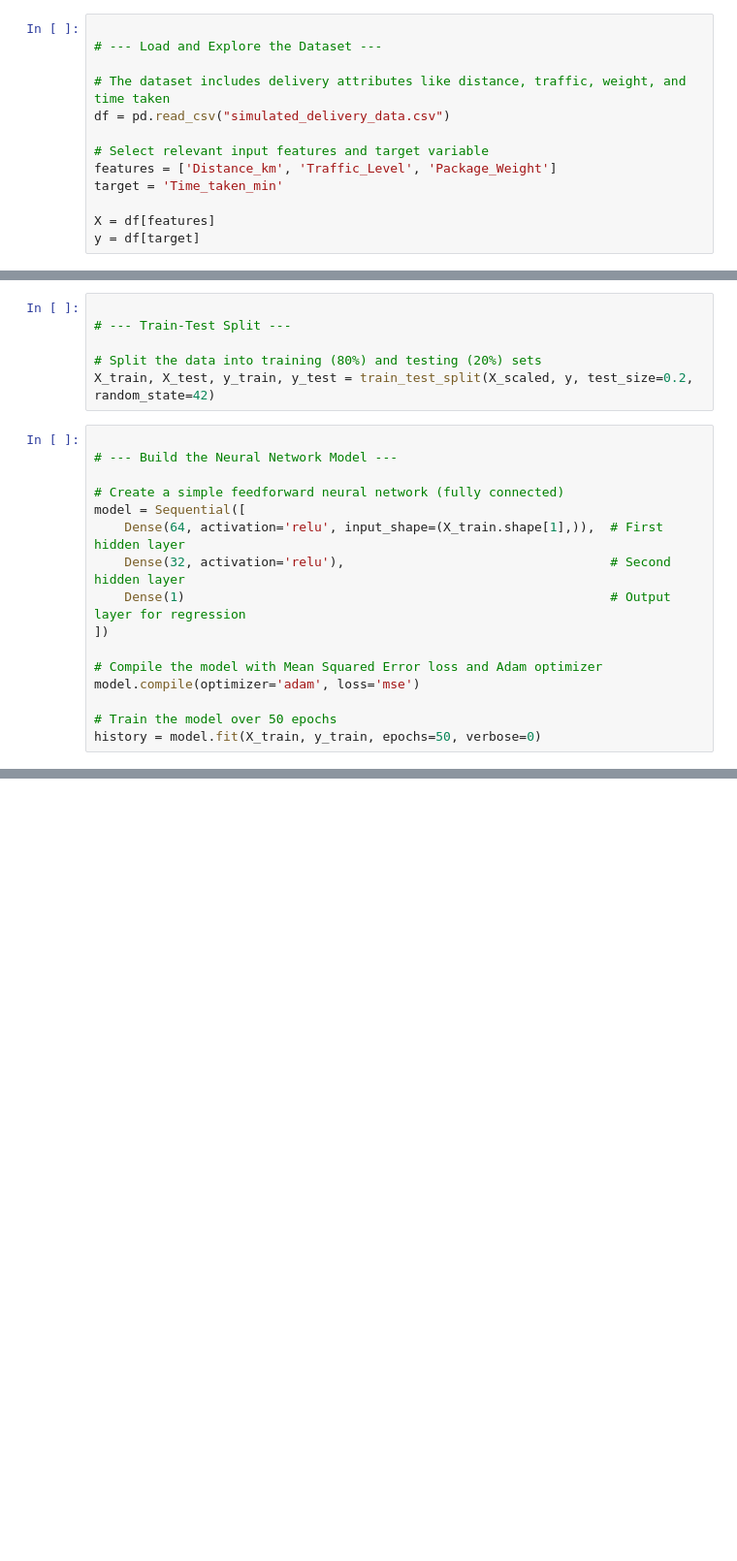
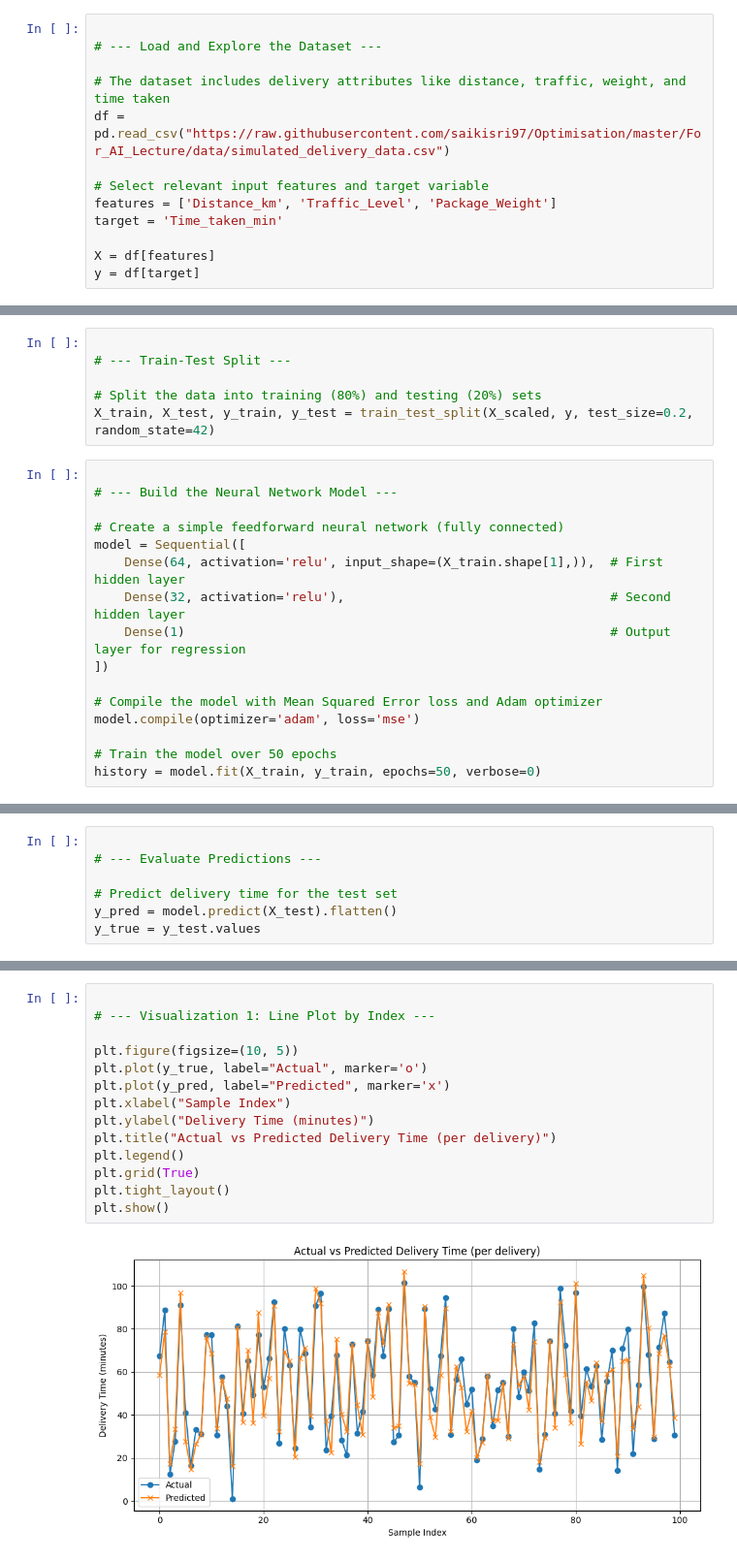
Before and after one commit to saikisri97/Optimisation, a Jupyter notebook: For_AI_Lecture/code/Delivery_Time_Prediction_NeuralNet.ipynb, the cells around one changed output, grey strips where cells are left out. Shown at 97% size. Drawn from its saved outputs; the diff is of its cells as text; blank space fills up the shorter version.

```diff
--- a/For_AI_Lecture/code/Delivery_Time_Prediction_NeuralNet.ipynb
+++ b/For_AI_Lecture/code/Delivery_Time_Prediction_NeuralNet.ipynb
@@ -13,7 +13,7 @@ from tensorflow.keras.layers import Dense
 # --- Load and Explore the Dataset ---
 
 # The dataset includes delivery attributes like distance, traffic, weight, and time taken
-df = pd.read_csv("simulated_delivery_data.csv")
+df = pd.read_csv("https://raw.githubusercontent.com/saikisri97/Optimisation/master/For_AI_Lecture/data/simulated_delivery_data.csv")
 
 # Select relevant input features and target variable
 features = ['Distance_km', 'Traffic_Level', 'Package_Weight']
@@ -67,0 +53,7 @@ plt.show()
+# %%
+
+# --- Evaluate Predictions ---
+
+# Predict delivery time for the test set
+y_pred = model.predict(X_test).flatten()
+y_true = y_test.values
@@ -68,3 +62,19 @@ plt.show()
+# %%
+
+# --- Visualization 1: Line Plot by Index ---
+
+plt.figure(figsize=(10, 5))
+plt.plot(y_true, label="Actual", marker='o')
+plt.plot(y_pred, label="Predicted", marker='x')
+plt.xlabel("Sample Index")
+plt.ylabel("Delivery Time (minutes)")
+plt.title("Actual vs Predicted Delivery Time (per delivery)")
+plt.legend()
+plt.grid(True)
+plt.tight_layout()
+plt.show()
+# %% [output]
+[figure, added]
 # %%
 
 # --- Optional: Plot Training Loss Curve ---
```
Also changed, not shown: parts of 3 cells of this notebook, 3 other files.
